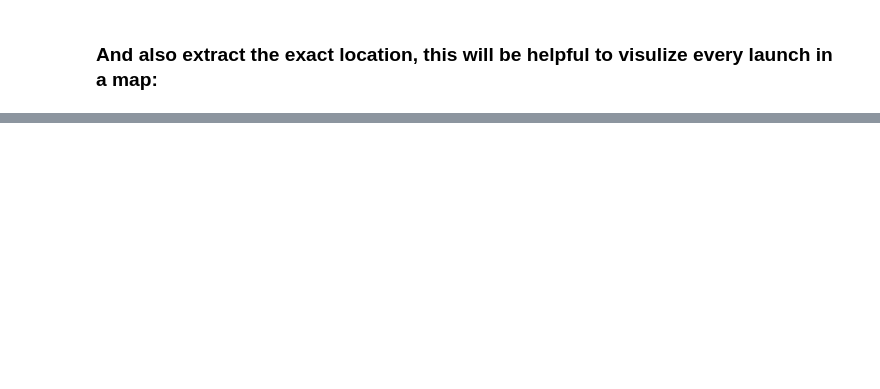
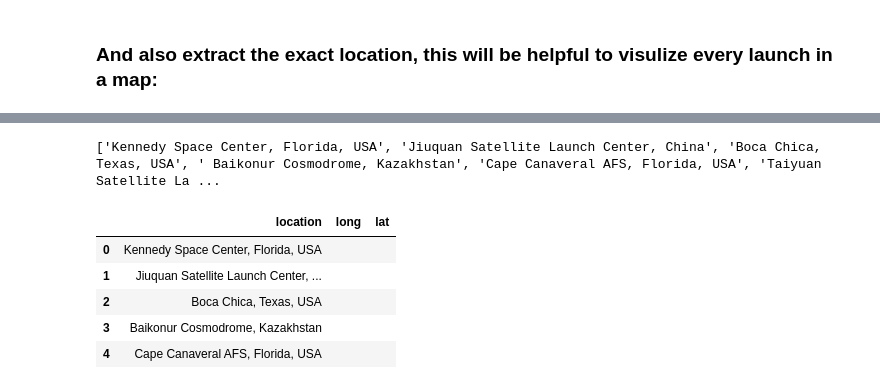
Before and after one commit to The-carlos/historic_spaceships_exploratory_data_analysis, a Jupyter notebook: data_cleaning_space_launches.ipynb, the cells around one changed output, grey strips where cells are left out. Cells and saved outputs as stored; diff of their text form; code cells hidden in the pictures; blank space fills up the shorter version.

```diff
--- a/data_cleaning_space_launches.ipynb
+++ b/data_cleaning_space_launches.ipynb
@@ -192,0 +225,22 @@ ships_data_clean.head()
+# %%
+locs = ships_data_clean.launch_location.unique()
+locations = []
+
+for element in locs:
+    if element != '':
+        locations.append(element)
+print(locations)
+# %% [output]
+['Kennedy Space Center, Florida, USA', 'Jiuquan Satellite Launch Center, China', 'Boca Chica, Texas, USA', ' Baikonur Cosmodrome, Kazakhstan', 'Cape Canaveral AFS, Florida, USA', 'Taiyuan Satellite La ...
+# %%
+locations_clean = pd.DataFrame(locations, columns = ['location'])
+locations_clean['long'] = ""
+locations_clean['lat'] = ""
+locations_clean.head()
+# %% [output]
+|  | location | long | lat |
+| 0 | Kennedy Space Center, Florida, USA |  |  |
+| 1 | Jiuquan Satellite Launch Center, ... |  |  |
+| 2 | Boca Chica, Texas, USA |  |  |
+| 3 | Baikonur Cosmodrome, Kazakhstan |  |  |
+| 4 | Cape Canaveral AFS, Florida, USA |  |  |
```
Also changed, not shown: parts of 10 cells of this notebook.
